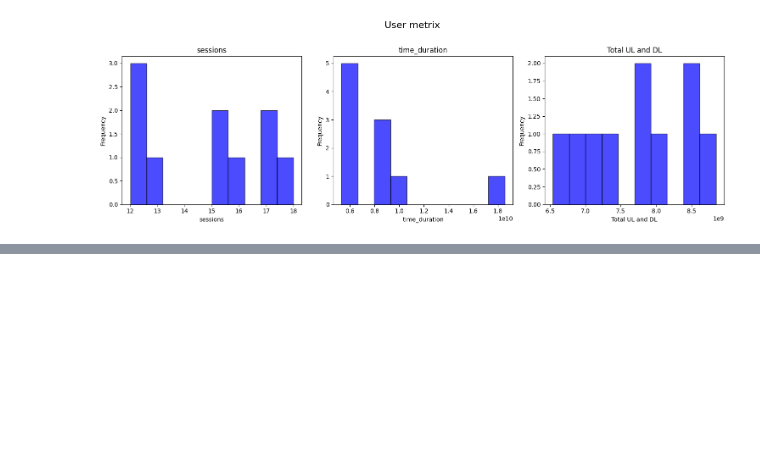
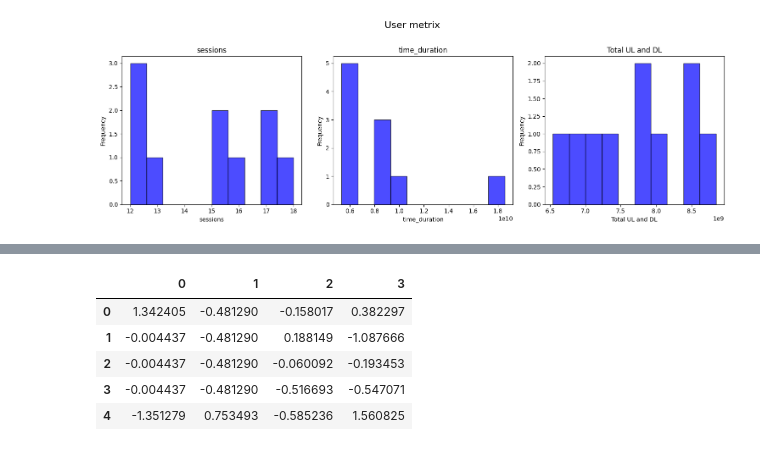
Before and after one commit to Leulseged-Mesfin/Tellco-Analysis, a Jupyter notebook: notbooks/User Engagement Analysis.ipynb, the cells around one changed output, grey strips where cells are left out. Drawn from its saved outputs; the diff is of its cells as text; code cells hidden in the pictures; blank space fills up the shorter version.

```diff
--- a/notbooks/User Engagement Analysis.ipynb
+++ b/notbooks/User Engagement Analysis.ipynb
@@ -333,0 +341,11 @@ mult_hist([sessions, duration, data_volume], 1,3, "User metrix", ['sessions', 't
+# %%
+scaler = StandardScaler()
+scaled_array = scaler.fit_transform(users)
+pd.DataFrame(scaled_array).head(5)
+# %% [output]
+|  | 0 | 1 | 2 | 3 |
+| 0 | 1.342405 | -0.481290 | -0.158017 | 0.382297 |
+| 1 | -0.004437 | -0.481290 | 0.188149 | -1.087666 |
+| 2 | -0.004437 | -0.481290 | -0.060092 | -0.193453 |
+| 3 | -0.004437 | -0.481290 | -0.516693 | -0.547071 |
+| 4 | -1.351279 | 0.753493 | -0.585236 | 1.560825 |
```
Also changed, not shown: parts of 6 cells of this notebook.
